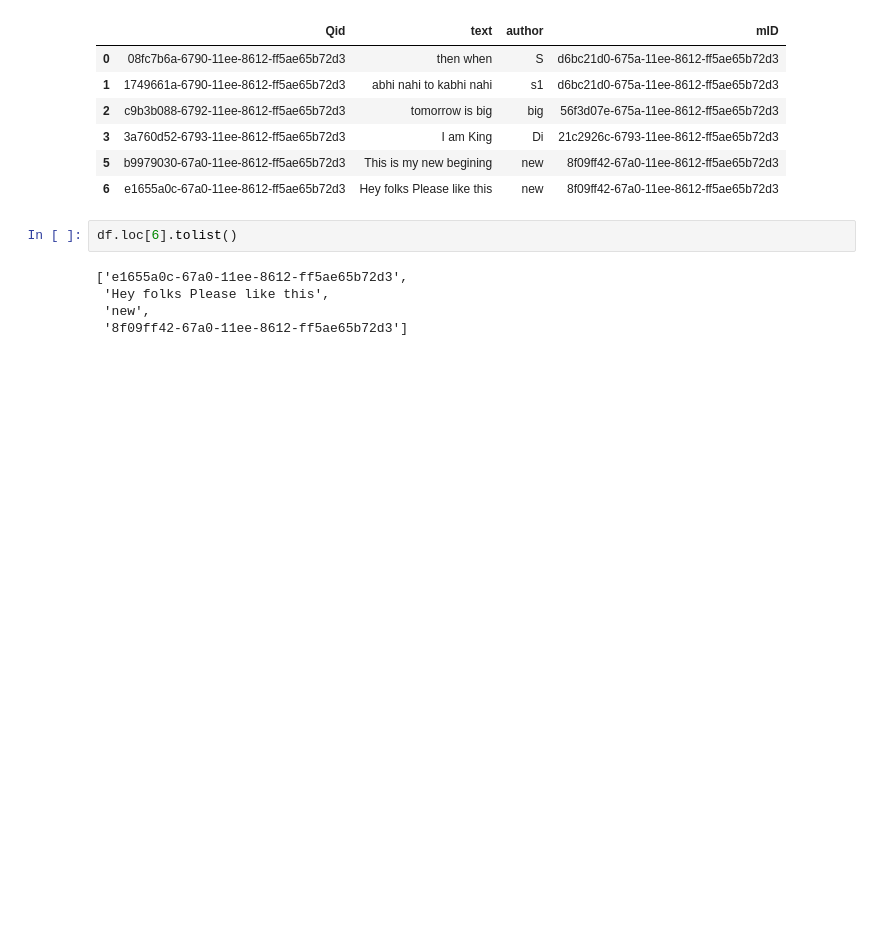
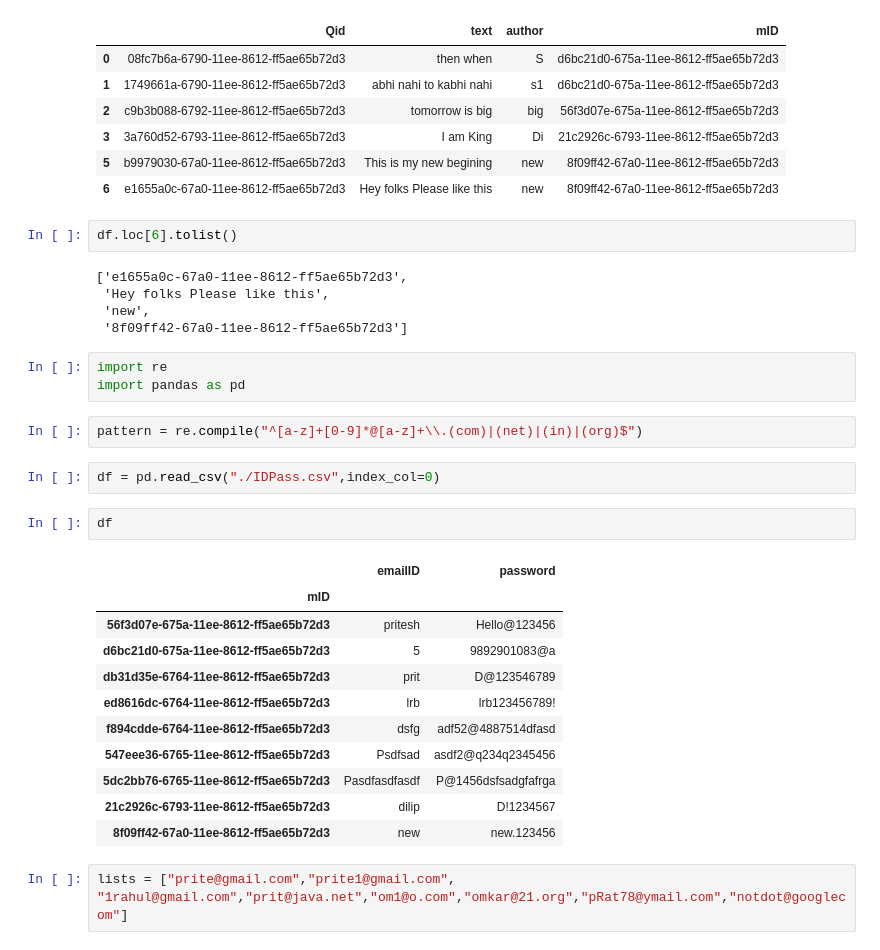
Before and after one commit to priteshkhilari/AwesomeQuotes, a Jupyter notebook: Untitled.ipynb, the cells around one changed output. Cells and saved outputs as stored; diff of their text form; blank space fills up the shorter version.

```diff
--- a/Untitled.ipynb
+++ b/Untitled.ipynb
@@ -350,3 +350,26 @@ df.loc[6].tolist()
  'Hey folks Please like this',
  'new',
  '8f09ff42-67a0-11ee-8612-ff5ae65b72d3']
+# %%
+import re
+import pandas as pd
+# %%
+pattern = re.compile("^[a-z]+[0-9]*@[a-z]+\\.(com)|(net)|(in)|(org)$")
+# %%
+df = pd.read_csv("./IDPass.csv",index_col=0)
+# %%
+df
+# %% [output]
+|  | emailID | password |
+| mID |  |  |
+| 56f3d07e-675a-11ee-8612-ff5ae65b72d3 | pritesh | Hello@123456 |
+| d6bc21d0-675a-11ee-8612-ff5ae65b72d3 | 5 | 9892901083@a |
+| db31d35e-6764-11ee-8612-ff5ae65b72d3 | prit | D@123546789 |
+| ed8616dc-6764-11ee-8612-ff5ae65b72d3 | lrb | lrb123456789! |
+| f894cdde-6764-11ee-8612-ff5ae65b72d3 | dsfg | adf52@4887514dfasd |
+| 547eee36-6765-11ee-8612-ff5ae65b72d3 | Psdfsad | asdf2@q234q2345456 |
+| 5dc2bb76-6765-11ee-8612-ff5ae65b72d3 | Pasdfasdfasdf | P@1456dsfsadgfafrga |
+| 21c2926c-6793-11ee-8612-ff5ae65b72d3 | dilip | D!1234567 |
+| 8f09ff42-67a0-11ee-8612-ff5ae65b72d3 | new | new.123456 |
+# %%
+lists = ["prite@gmail.com","prite1@gmail.com", "1rahul@gmail.com","prit@java.net","om1@o.com","omkar@21.org","pRat78@ymail.com","notdot@googlecom"]
```
Also changed, not shown: parts of 2 cells of this notebook, 6 other files.
